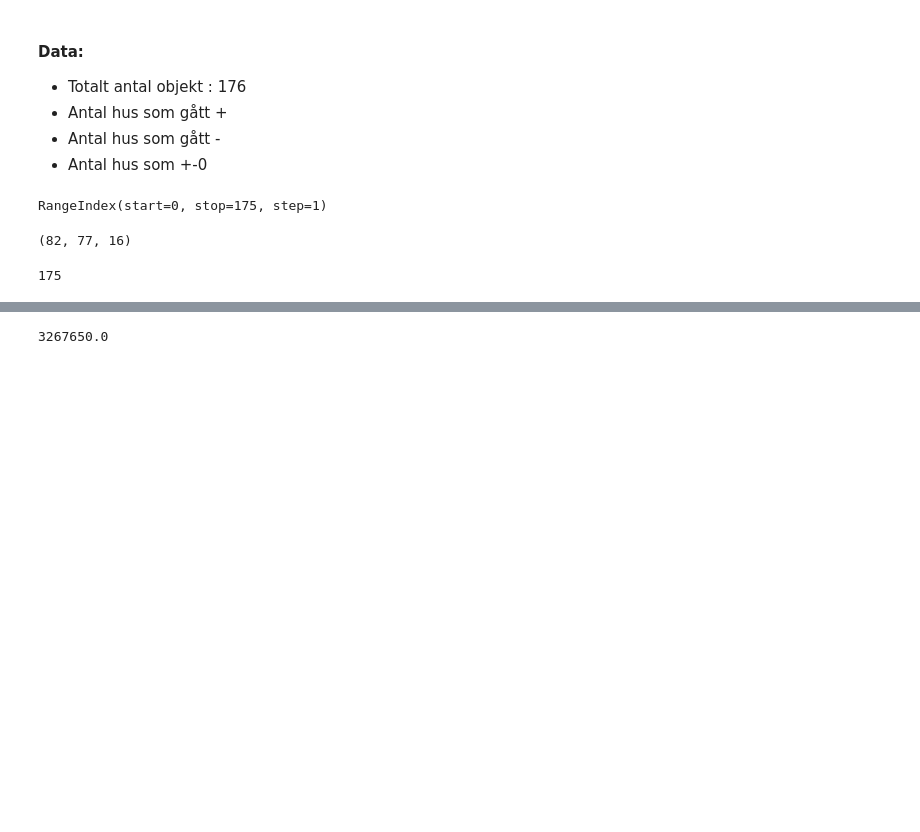
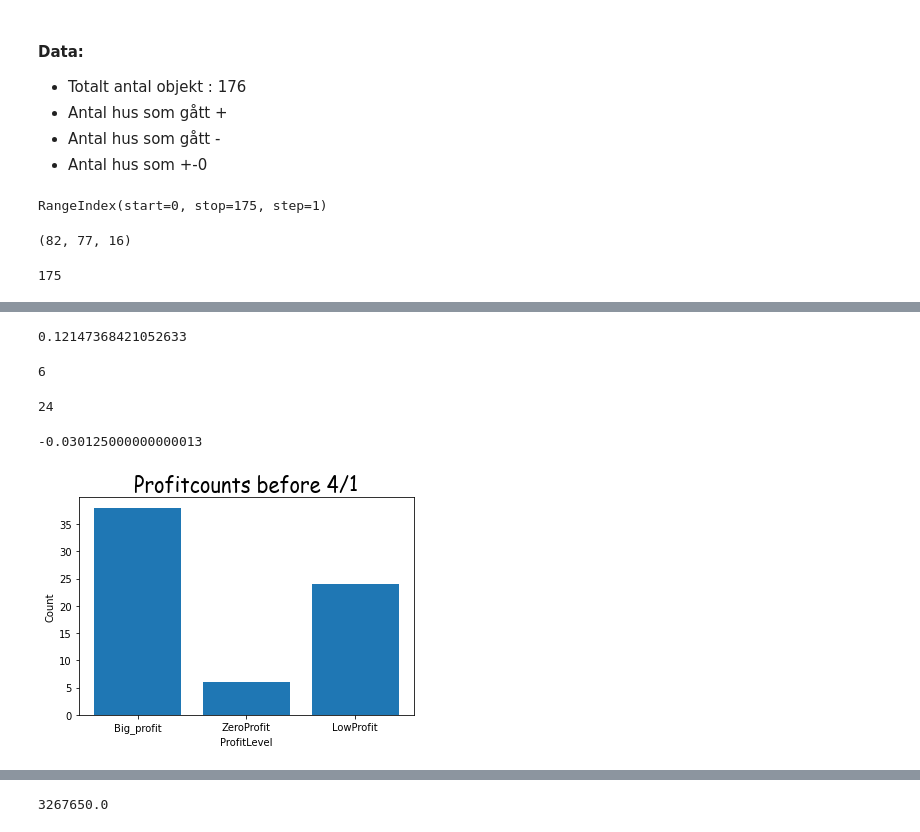
Before and after one commit to honkez/bost_analyze, a Jupyter notebook: booli_bost_data.ipynb, the cells around one changed output, grey strips where cells are left out. Cells and saved outputs as stored; diff of their text form; code cells hidden in the pictures; blank space fills up the shorter version.

```diff
--- a/booli_bost_data.ipynb
+++ b/booli_bost_data.ipynb
@@ -398,0 +443,17 @@ big_profit_sales.describe()
+# %%
+big_profit_sales.ack_calc_res.mean()
+# %% [output]
+0.12147368421052633
+# %%
+# How many zero profit sales ?
+zero_profit_sales.shape[0]
+# %% [output]
+6
+# %%
+low_profit_sales.shape[0]
+# %% [output]
+24
+# %%
+low_profit_sales.ack_calc_res.mean()
+# %% [output]
+-0.030125000000000013
@@ -398,0 +464,10 @@ big_profit_sales.describe()
+# %%
+x_labels=['Big_profit','ZeroProfit','LowProfit']
+y_values=[big_profit_sales.shape[0],zero_profit_sales.shape[0],low_profit_sales.shape[0]]
+plt.title('Profitcounts before 4/1', fontdict={'fontname':'Comic Sans MS','fontsize':20})
+plt.xlabel('ProfitLevel')
+plt.ylabel('Count')
+plt.bar(x_labels,y_values);
+plt.show()
+# %% [output]
+[figure, added]
```
Also changed, not shown: parts of 73 cells of this notebook, 5 other files.
